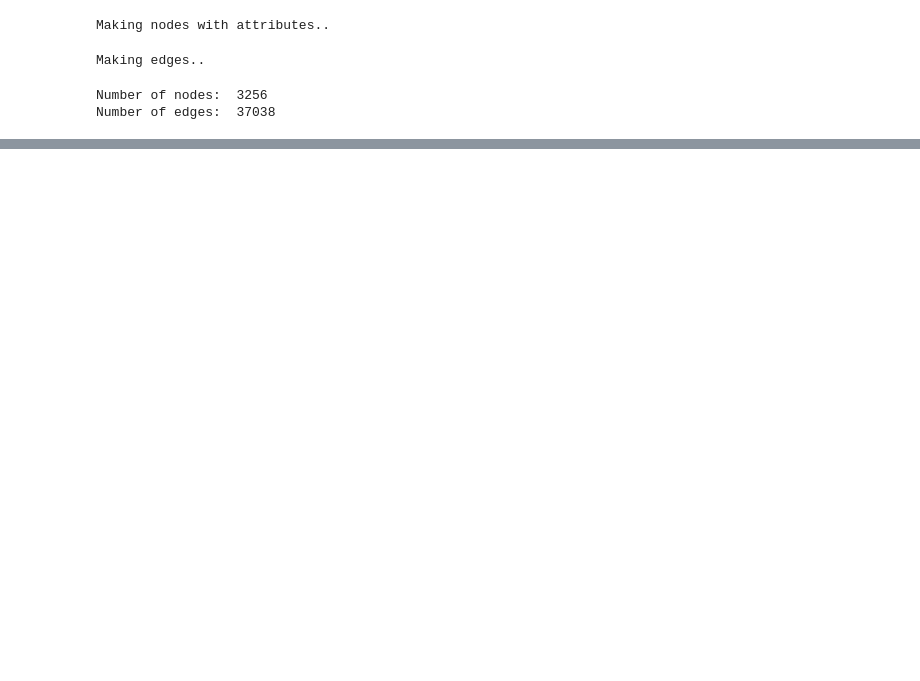
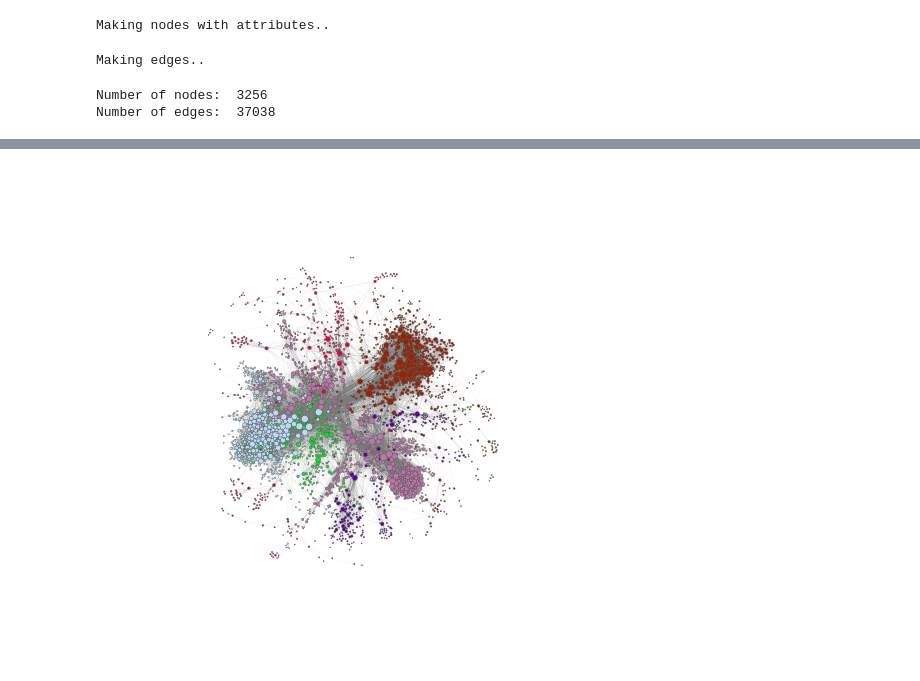
Before and after one commit to kommodeskab/SocialProject, a Jupyter notebook: making_graph.ipynb, the cells around one changed output, grey strips where cells are left out. Drawn from its saved outputs; the diff is of its cells as text; code cells hidden in the pictures; blank space fills up the shorter version.

```diff
--- a/making_graph.ipynb
+++ b/making_graph.ipynb
@@ -343,0 +310,31 @@ Number of edges:  37038
+# %%
+import netwulf
+import matplotlib.pyplot as plt
+config = {'zoom': 0.6,
+ 'node_charge': -45,
+ 'node_gravity': 0.1,
+ 'link_distance': 15,
+ 'link_distance_variation': 0,
+ 'node_collision': True,
+ 'wiggle_nodes': False,
+ 'freeze_nodes': False,
+ 'node_fill_color': '#79aaa0',
+ 'node_stroke_color': '#555555',
+ 'node_label_color': '#000000',
+ 'display_node_labels': False,
+ 'scale_node_size_by_strength': True,
+ 'node_size': 31.6736077232895,
+ 'node_stroke_width': 1,
+ 'node_size_variation': 0.30996494265163715,
+ 'link_color': '#7c7c7c',
+ 'link_width': 2,
+ 'link_alpha': 0.5,
+ 'link_width_variation': 1.079538259141508,
+ 'display_singleton_nodes': True,
+ 'min_link_weight_percentile': 0,
+ 'max_link_weight_percentile': 1}
+network, config =netwulf.visualize(G, config=config)
+fig, ax = netwulf.draw_netwulf(network)
+plt.savefig("network.png")
+# %% [output]
+[figure, added]
```
Also changed, not shown: parts of 23 cells of this notebook, 4 other files.
